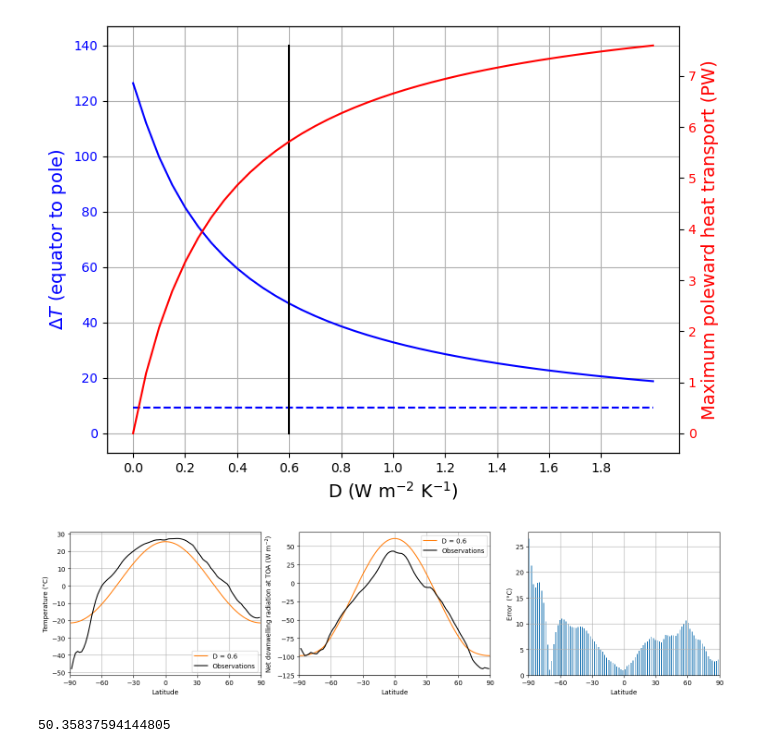
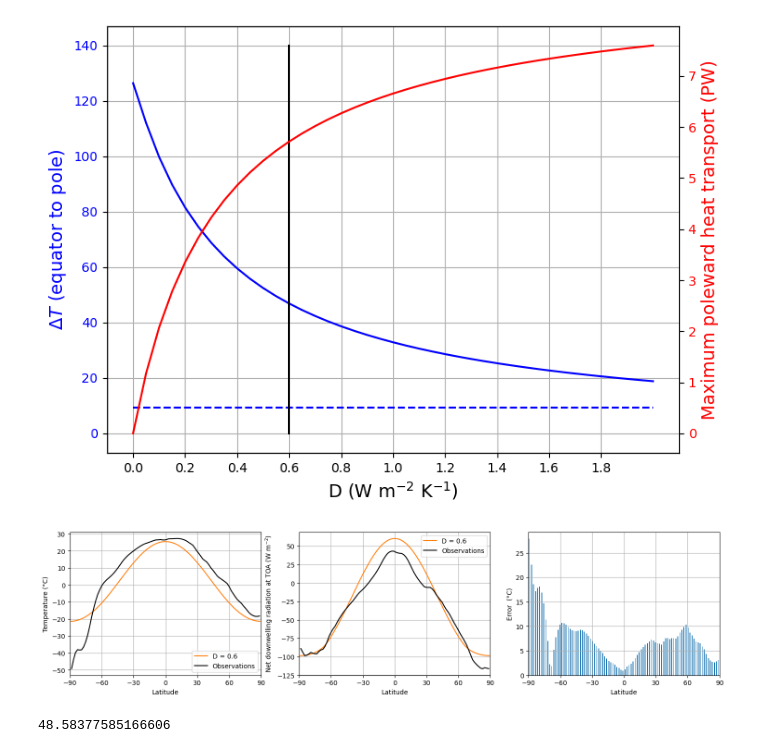
Before and after one commit to p3jitnath/climate-rl-fedRL, a Jupyter notebook: cm-v6/notebooks/EBM1.1 - Energy Based Climate Model.ipynb, the cells around one changed output. Drawn from its saved outputs; the diff is of its cells as text; code cells hidden in the pictures.

```diff
--- a/cm-v6/notebooks/EBM1.1 - Energy Based Climate Model.ipynb
+++ b/cm-v6/notebooks/EBM1.1 - Energy Based Climate Model.ipynb
@@ -37,22 +37,22 @@ ncep_Ts = download_and_save_dataset(
     ncep_url + "surface_gauss/skt.sfc.mon.1981-2010.ltm.nc",
     fp_Ts,
     "NCEP surface temperature",
-)
+).sortby("lat")
 ncep_ulwrf = download_and_save_dataset(
     ncep_url + "other_gauss/ulwrf.ntat.mon.1981-2010.ltm.nc",
     fp_ulwrf,
     "NCEP upwelling longwave radiation",
-)
+).sortby("lat")
 ncep_dswrf = download_and_save_dataset(
     ncep_url + "other_gauss/dswrf.ntat.mon.1981-2010.ltm.nc",
     fp_dswrf,
     "NCEP downwelling shortwave radiation",
-)
+).sortby("lat")
 ncep_uswrf = download_and_save_dataset(
     ncep_url + "other_gauss/uswrf.ntat.mon.1981-2010.ltm.nc",
     fp_uswrf,
     "NCEP upwelling shortwave radiation",
-)
+).sortby("lat")
 # %% [output]
 Loading NCEP surface temperature data ...
 Loading NCEP upwelling longwave radiation data ...
@@ -131,6 +131,9 @@ D, model, Tmean, deltaT, Hmax = data[
 ].values[0]
 # %%
 fig, axes = plt.subplots(1, 3, figsize=(18, 4))
+Ts_ncep_annual = Ts_ncep_annual.interp(
+    lat=model.lat, kwargs={"fill_value": "extrapolate"}
+)
 
 ax = axes[0]
 ax.plot(model.lat, model.Ts, label=("D = %0.1f" % D), c="#ff7f0e")
@@ -140,39 +143,39 @@ ax.set_xlabel("Latitude")
 ax.set_xlim(-90, 90)
 ax.set_xticks(np.arange(-90, 91, 30))
 ax.legend()
 ax.grid()
 
 ax = axes[1]
 energy_in = np.squeeze(model.ASR - model.OLR)
 ax.plot(model.lat, energy_in, label=("D = %0.1f" % D), c="#ff7f0e")
 ax.plot(
     lat_ncep, ASR_ncep_annual - OLR_ncep_annual, label="Observations", c="k"
 )
 ax.set_ylabel("Net downwelling radiation at TOA (W m$^{-2}$)")
 ax.set_xlabel("Latitude")
 ax.set_xlim(-90, 90)
 ax.set_xticks(np.arange(-90, 91, 30))
 ax.legend()
 ax.grid()
 
 ax = axes[2]
 ax.bar(
     x=model.lat,
-    height=np.abs(model.Ts.reshape(-1) - Ts_ncep_annual.values[::-1]),
+    height=np.abs(model.Ts.reshape(-1) - Ts_ncep_annual.values),
 )
 ax.set_ylabel("Error  (°C)")
 ax.set_xlabel("Latitude")
 ax.set_xlim(-90, 90)
 ax.set_xticks(np.arange(-90, 91, 30))
 ax.grid()
 
 plt.show()
 # %% [output]
-[figure, old version]
+[figure, new version]
 # %%
 mse = np.mean(
-    (np.array(model.Ts.reshape(-1)) - Ts_ncep_annual.values[::-1])[15:-15] ** 2
+    (np.array(model.Ts.reshape(-1)) - Ts_ncep_annual.values)[15:-15] ** 2
 )
 mse
 # %% [output]
-50.35837594144805
+48.58377585166606
```
Also changed, not shown: 15 other files.
